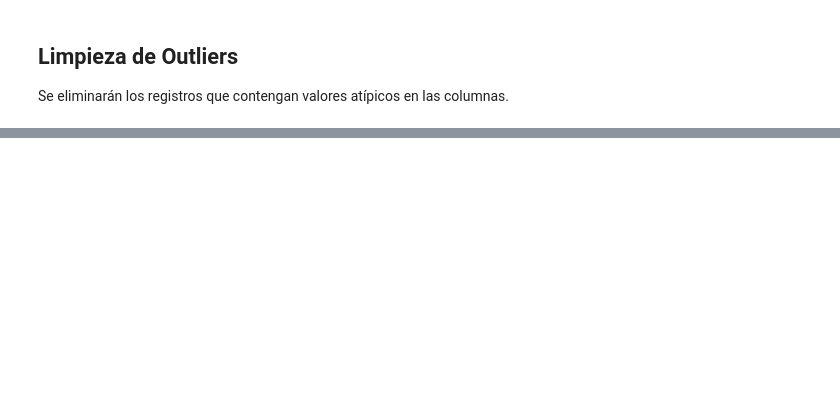
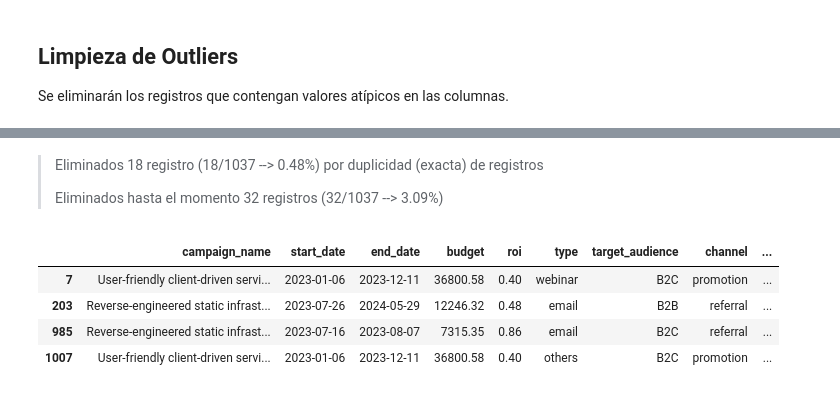
Before and after one commit to PabloBdL/Marketing, a Jupyter notebook: notebooks/01_preprocessing.ipynb, the cells around one changed output, grey strips where cells are left out. Cells and saved outputs as stored; diff of their text form; code cells hidden in the pictures; blank space fills up the shorter version.

Commit message:
eliminación de duplicados

```diff
--- a/notebooks/01_preprocessing.ipynb
+++ b/notebooks/01_preprocessing.ipynb
@@ -880,0 +939,4 @@ df.sort_values(by='revenue', ascending=False)
+# %%
+# elminación de registros duplicados idénticos
+df = df.drop_duplicates()
+df.info()
@@ -880,0 +961,14 @@ df.sort_values(by='revenue', ascending=False)
+# %% [markdown]
+> Eliminados 18 registro (18/1037 --> 0.48%) por duplicidad (exacta) de registros
+>
+> Eliminados hasta el momento 32 registros (32/1037 --> 3.09%)
+# %%
+# estudio de registros con nombres iguales
+# df[df.duplicated(subset=['campaign_name'], keep=False)].sort_values(by='campaign_name')
+df[df.duplicated(subset=['campaign_name'], keep=False)]
+# %% [output]
+|  | campaign_name | start_date | end_date | budget | roi | type | target_audience | channel | ... |
+| 7 | User-friendly client-driven servi... | 2023-01-06 | 2023-12-11 | 36800.58 | 0.40 | webinar | B2C | promotion | ... |
+| 203 | Reverse-engineered static infrast... | 2023-07-26 | 2024-05-29 | 12246.32 | 0.48 | email | B2B | referral | ... |
+| 985 | Reverse-engineered static infrast... | 2023-07-16 | 2023-08-07 | 7315.35 | 0.86 | email | B2C | referral | ... |
+| 1007 | User-friendly client-driven servi... | 2023-01-06 | 2023-12-11 | 36800.58 | 0.40 | others | B2C | promotion | ... |
```
Also changed, not shown: parts of 45 cells of this notebook.
